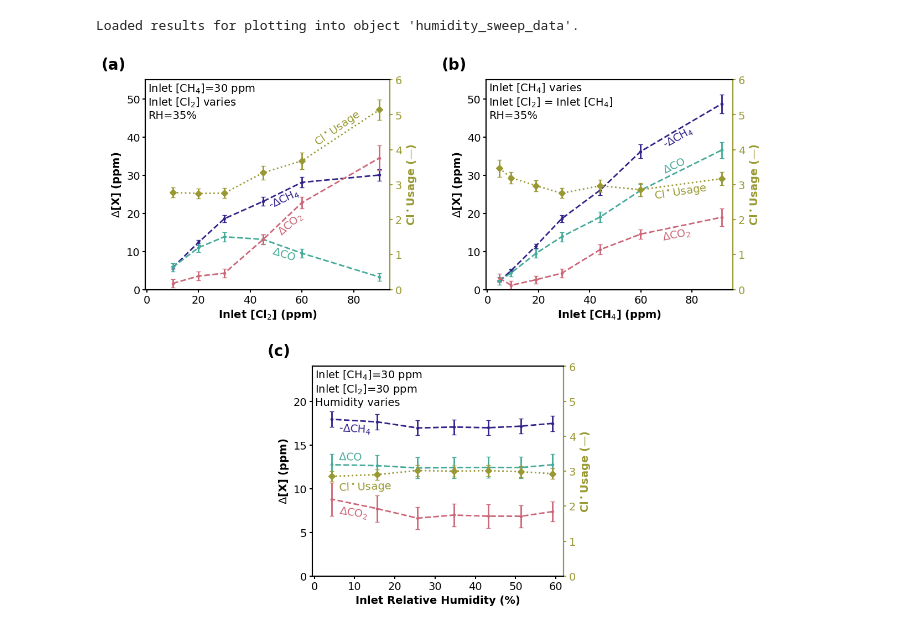
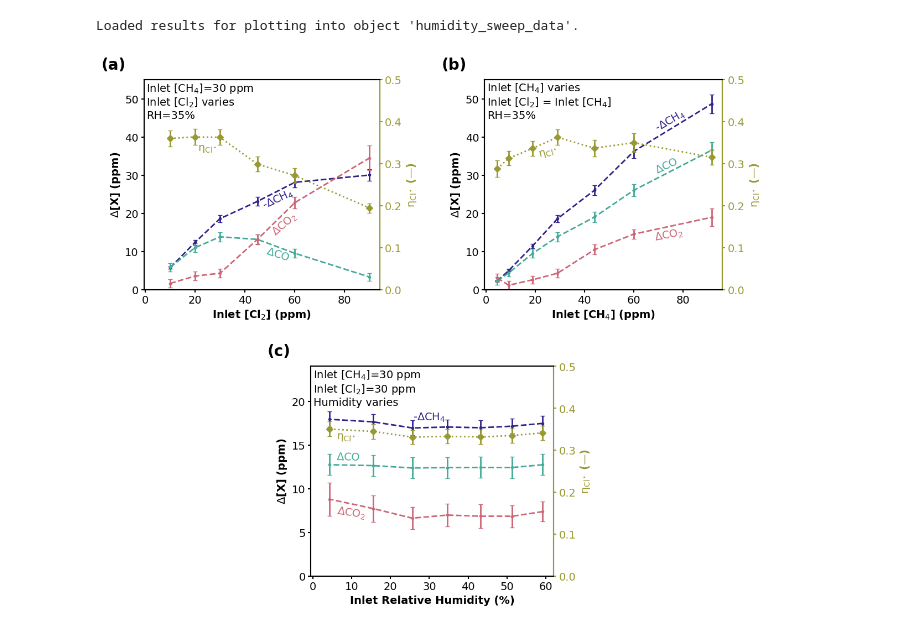
Before and after one commit to richardsrandall/Fall-2024-Cl2, a Jupyter notebook: _combined_plots/paper_plots_v1/figure-vary_ch4_cl2_and_humidity.ipynb, the cells around one changed output. Cells and saved outputs as stored; diff of their text form; code cells hidden in the pictures.

```diff
--- a/_combined_plots/paper_plots_v1/figure-vary_ch4_cl2_and_humidity.ipynb
+++ b/_combined_plots/paper_plots_v1/figure-vary_ch4_cl2_and_humidity.ipynb
@@ -60,6 +60,8 @@ current_data.co_co2_ch2o_95_ci = 2*np.sqrt((0.5*current_data.co2_95_ci)**2 + (0.
 (current_data.cl_budget,current_data.cl_budget_95_ci) = get_cl_radical_budget(current_data.inlet_cl2)
 current_data.cl_per_ch4 = current_data.cl_budget / current_data.ch4_conversions
 current_data.cl_per_ch4_95_ci = cl2_utils.get_95_ci_of_ratio(current_data.cl_budget,current_data.cl_budget_95_ci,current_data.ch4_conversions,current_data.ch4_95_ci)
+current_data.ch4_per_cl = current_data.ch4_conversions/current_data.cl_budget
+current_data.ch4_per_cl_95_ci = cl2_utils.get_95_ci_of_ratio(current_data.ch4_conversions,current_data.ch4_95_ci,current_data.cl_budget,current_data.cl_budget_95_ci)
 
 # Save to variable and report success
 cl2_sweep_data = current_data
@@ -117,6 +119,8 @@ current_data.co_co2_ch2o_95_ci = 2*np.sqrt((0.5*current_data.co2_95_ci)**2 + (0.
 (current_data.cl_budget,current_data.cl_budget_95_ci) = get_cl_radical_budget(current_data.inlet_cl2)
 current_data.cl_per_ch4 = current_data.cl_budget / current_data.ch4_conversions
 current_data.cl_per_ch4_95_ci = cl2_utils.get_95_ci_of_ratio(current_data.cl_budget,current_data.cl_budget_95_ci,current_data.ch4_conversions,current_data.ch4_95_ci)
+current_data.ch4_per_cl = current_data.ch4_conversions/current_data.cl_budget
+current_data.ch4_per_cl_95_ci = cl2_utils.get_95_ci_of_ratio(current_data.ch4_conversions,current_data.ch4_95_ci,current_data.cl_budget,current_data.cl_budget_95_ci)
 
 # Save to variable and report success
 one_to_one_sweep_data = current_data
@@ -162,6 +166,8 @@ current_data.co_co2_ch2o_95_ci = 2*np.sqrt((0.5*current_data.co2_95_ci)**2 + (0.
 (current_data.cl_budget,current_data.cl_budget_95_ci) = get_cl_radical_budget(current_data.inlet_cl2)
 current_data.cl_per_ch4 = current_data.cl_budget / current_data.ch4_conversions
 current_data.cl_per_ch4_95_ci = cl2_utils.get_95_ci_of_ratio(current_data.cl_budget,current_data.cl_budget_95_ci,current_data.ch4_conversions,current_data.ch4_95_ci)
+current_data.ch4_per_cl = current_data.ch4_conversions/current_data.cl_budget
+current_data.ch4_per_cl_95_ci = cl2_utils.get_95_ci_of_ratio(current_data.ch4_conversions,current_data.ch4_95_ci,current_data.cl_budget,current_data.cl_budget_95_ci)
 
 # Save to variable and report success
 humidity_sweep_data = current_data
@@ -201,7 +207,7 @@ for (current_data, current_axis, current_axis_right, x_vals) in zip((cl2_sweep_d
     cl2_utils.do_error_bar(current_axis,line_default_properties,'CO2',x_vals,current_data.co2,(current_data.co2_95_ci if use_error_bars else None))
     #cl2_utils.do_error_bar(current_axis,line_default_properties,'CH2O',x_vals,current_data.ch2o,(current_data.ch2o_95_ci if use_error_bars else None))
     #cl2_utils.do_error_bar(current_axis,line_default_properties,'C1 Sum',x_vals,current_data.co_co2_ch2o_sum,(current_data.co_co2_ch2o_95_ci if use_error_bars else None))
-    cl2_utils.do_error_bar(current_axis_right,line_default_properties,'Cl* Efficiency',x_vals,current_data.cl_per_ch4,(current_data.cl_per_ch4_95_ci if use_error_bars else None))
+    cl2_utils.do_error_bar(current_axis_right,line_default_properties,'Cl* Efficiency',x_vals,current_data.ch4_per_cl,(current_data.ch4_per_cl_95_ci if use_error_bars else None))
 
     current_axis.set_ylabel("$\Delta$[X] (ppm)",fontweight=plot_default_properties['font_weight'])
     current_axis.xaxis.set_tick_params(labelbottom=True)
@@ -218,43 +224,43 @@ for (current_data, current_axis, current_axis_right, x_vals) in zip((cl2_sweep_d
 ax_a.set_ylim(0,55)
 ax_b.set_ylim(0,55)
 ax_c.set_ylim(0,24)
-ax_a_right.set_ylim(0,6)
-ax_b_right.set_ylim(0,6)
-ax_c_right.set_ylim(0,6)
+ax_a_right.set_ylim(0,0.5)
+ax_b_right.set_ylim(0,0.5)
+ax_c_right.set_ylim(0,0.5)
 ax_a.set_xlabel("Inlet [Cl$_2$] (ppm)",fontweight=plot_default_properties['font_weight'])
 ax_b.set_xlabel("Inlet [CH$_4$] (ppm)",fontweight=plot_default_properties['font_weight'])
 ax_c.set_xlabel("Inlet Relative Humidity (%)",fontweight=plot_default_properties['font_weight'])
 
 # Labeling part (a)
 labels_a = (('CH4',46.5,20.5,25),
           ('CO2',50,13.5,40),
           ('CO',48,7,-18),
-          ('Cl* Efficiency',64,37,35))
+          ('Cl* Efficiency',21,35.5,0))
 cl2_utils.label_lines(ax_a,line_default_properties,labels_a)
 ax_a.text(0.01,0.99,"Inlet [CH$_4$]=30 ppm\nInlet [Cl$_2$] varies\nRH=35%",transform=ax_a.transAxes,ha='left',va='top')
 
 # Labeling part (b)
-labels_b = (('CH4',68,36.5,29),
+labels_b = (('CH4',68,40.8,30),
           ('CO2',68,12,11),
           ('CO',68,30,25),
-          ('Cl* Efficiency',65,23,9))
+          ('Cl* Efficiency',21,34,15))
 cl2_utils.label_lines(ax_b,line_default_properties,labels_b)
 ax_b.text(0.01,0.99,"Inlet [CH$_4$] varies\nInlet [Cl$_2$] = Inlet [CH$_4$]\nRH=35%",transform=ax_b.transAxes,ha='left',va='top')
 
 # Labeling part (c)
-labels_c = (('CH4',6,16,-3),
+labels_c = (('CH4',25.8,17.5,0),
           ('CO2',6,6.3,-9),
           ('CO',6,13,-1.5),
-          ('Cl* Efficiency',6,9.4,2))
+          ('Cl* Efficiency',6,15.2,-3))
 cl2_utils.label_lines(ax_c,line_default_properties,labels_c)
 ax_c.text(0.01,0.99,"Inlet [CH$_4$]=30 ppm\nInlet [Cl$_2$]=30 ppm\nHumidity varies",transform=ax_c.transAxes,ha='left',va='top')
 
 for ax in [ax_a, ax_a_right, ax_b, ax_b_right, ax_c, ax_c_right]:
     ax.tick_params(width=plot_default_properties['box_linewidth'])
     for spine in ax.spines.values():
         spine.set_linewidth(plot_default_properties['box_linewidth'])
 
 plt.savefig('exported_images/vary_ch4_cl2_results.png', bbox_inches='tight',dpi=300)
 plt.show()
 # %% [output]
-[figure, old version]
+[figure, new version]
```
Also changed, not shown: 10 other files.
